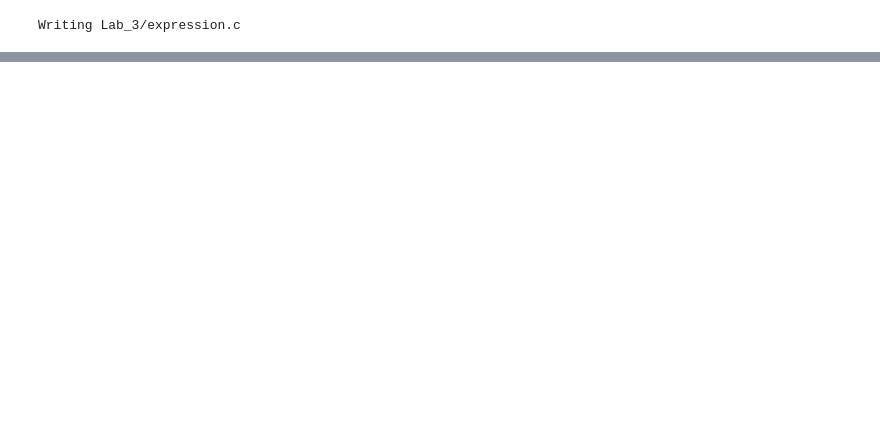
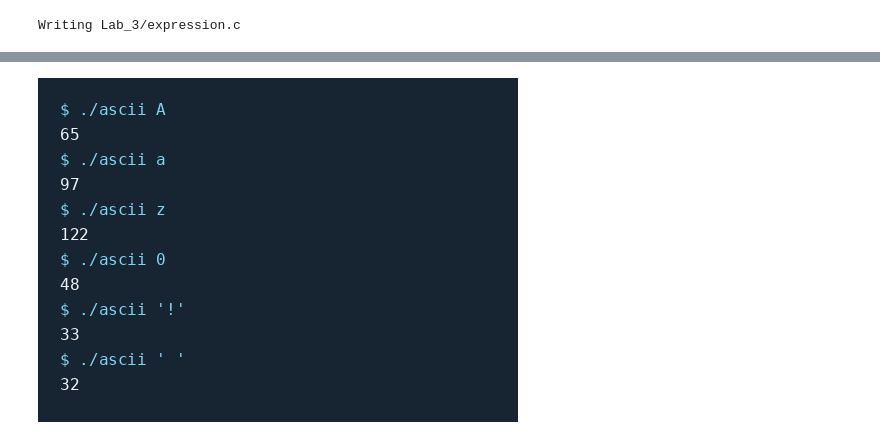
Before and after one commit to tem1rka/System_programming, a Jupyter notebook: Lab_3/Lab_3.ipynb, the cells around one changed output, grey strips where cells are left out. Cells and saved outputs as stored; diff of their text form; code cells hidden in the pictures; blank space fills up the shorter version.

```diff
--- a/Lab_3/Lab_3.ipynb
+++ b/Lab_3/Lab_3.ipynb
@@ -319,0 +397,82 @@ for args in [('1','0','2'),('1','2','0'),('x','1','2')]:
+# %%
+from pathlib import Path
+import importlib.util
+import random
+import shlex
+import subprocess
+import sys
+import textwrap
+
+if importlib.util.find_spec('PIL') is None:
+    subprocess.check_call([sys.executable,'-m','pip','install','-q','Pillow'])
+from PIL import Image, ImageDraw, ImageFont
+from IPython.display import display
+
+lab = Path('Lab_3').resolve()
+frames = lab/'report_frames'
+frames.mkdir(exist_ok=True)
+
+def execute(name,*args):
+    return subprocess.run([str(lab/name),*map(str,args)],text=True,capture_output=True,timeout=5)
+
+def show_terminal(lines,name):
+    lines=[part for line in lines for part in (textwrap.wrap(line,width=96,replace_whitespace=False,drop_whitespace=False) or [''])]
+    font=ImageFont.truetype('/usr/share/fonts/truetype/dejavu/DejaVuSansMono.ttf',16)
+    width=max(480,int(max(font.getlength(line) for line in lines))+44)
+    image=Image.new('RGB',(width,len(lines)*25+44),'#172431')
+    draw=ImageDraw.Draw(image)
+    for index,line in enumerate(lines):
+        draw.text((22,22+index*25),line,font=font,fill='#7ed5ef' if line.startswith('$') else '#edf2f6')
+    image.save(frames/name)
+    display(image)
+
+ascii_lines=[]
+for character in ['A','a','z','0','!',' ']:
+    process=execute('ascii',character)
+    assert process.returncode==0 and process.stdout==f'{ord(character)}\n'
+    ascii_lines.extend(['$ ./ascii '+shlex.quote(character),process.stdout.rstrip()])
+show_terminal(ascii_lines,'ascii.png')
+
+examples=[(5,2,6),(-5,2,6),(10,2,4),(5,-2,6),(5,2,-6),(0,7,9),
+          (-(2**63),2,2**63-1),(2**63-1,2,-(2**63-1))]
+comparison=['a                       b    c                        ASM = C']
+for a,b,c in examples:
+    asm=execute('expression',a,b,c)
+    cpp=execute('expression_c',a,b,c)
+    expected=trunc(trunc(c,b)+a,c)+a
+    assert asm.returncode==cpp.returncode==0
+    assert asm.stdout==cpp.stdout==str(expected)+'\n'
+    comparison.append(f'{a:<24}{b:<5}{c:<25}{expected}')
+show_terminal(comparison,'comparison.png')
+
+rng=random.Random(11)
+for _ in range(100):
+    a,b,c=[rng.randint(-10000,10000) for _ in range(3)]
+    b=b or 1
+    c=c or 1
+    asm=execute('expression',a,b,c)
+    cpp=execute('expression_c',a,b,c)
+    assert asm.returncode==cpp.returncode==0
+    assert asm.stdout==cpp.stdout==str(trunc(trunc(c,b)+a,c)+a)+'\n'
+print('100 дополнительных наборов: ASM = C = независимый расчёт — OK')
+
+for args in [(),('',),('AB',),('я',),('A','B')]:
+    process=execute('ascii',*args)
+    assert process.returncode==1 and process.stderr
+
+invalid=[(),('1','2'),('x','1','2'),('1','0','2'),('1','2','0'),
+         ('9223372036854775808','1','2'),('0','-1','-9223372036854775808'),
+         ('9223372036854775807','1','1')]
+errors=[]
+for args in invalid:
+    asm=execute('expression',*args)
+    cpp=execute('expression_c',*args)
+    assert asm.returncode==cpp.returncode==1
+    assert asm.stdout=='' and asm.stderr and cpp.stdout==''
+    errors.extend(['$ ./expression '+' '.join(args),asm.stderr.rstrip(),'Код завершения: 1'])
+show_terminal(errors,'errors.png')
+print('ASCII: 6 верных и 5 ошибочных наборов — OK')
+print('Выражение: примеры, границы int64 и 8 ошибочных наборов — OK')
+print('Все проверки пройдены.')
+# %% [output]
+[figure, added]
```
Also changed, not shown: parts of 17 cells of this notebook, 4 other files.
